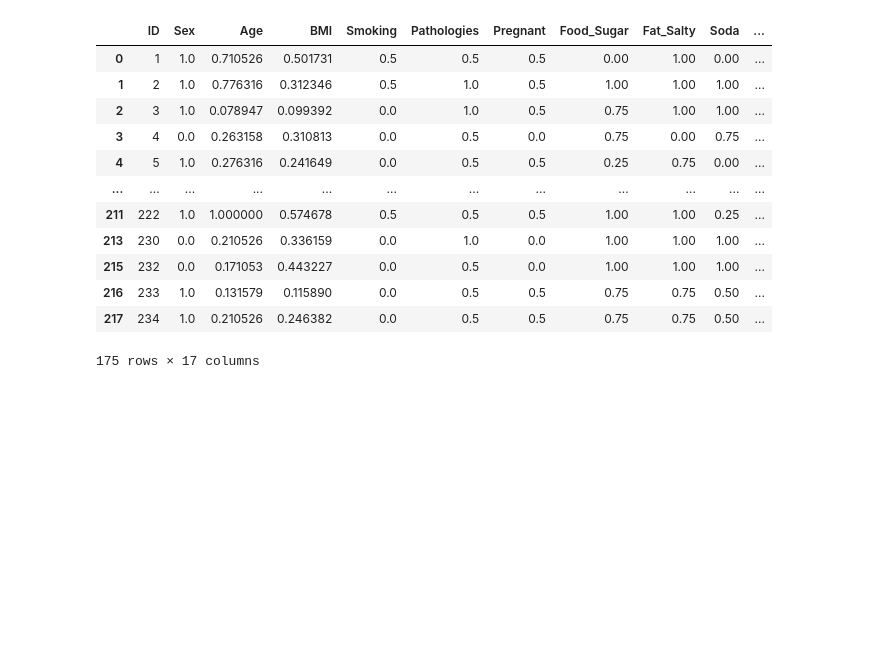
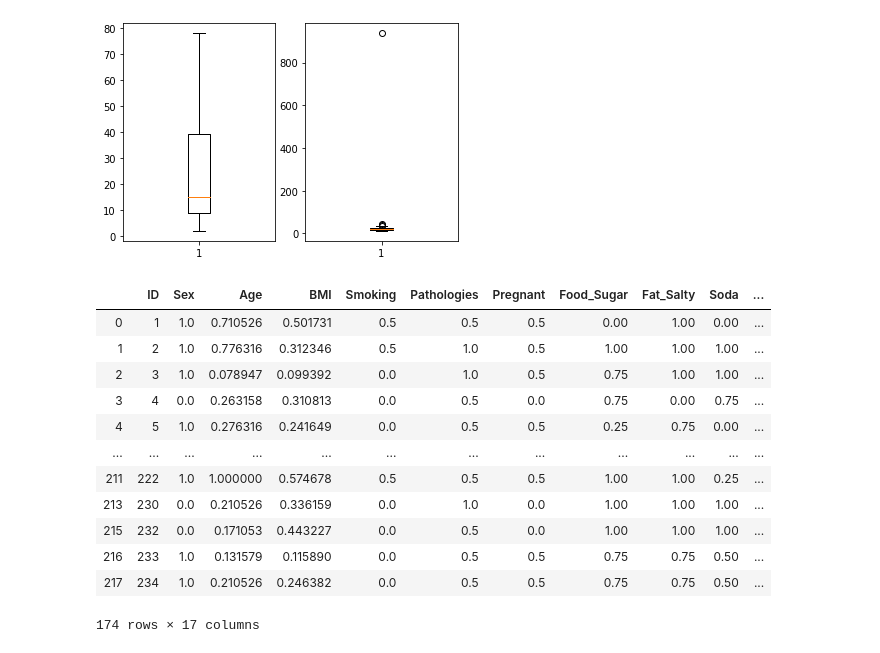
Before and after one commit to abbasumair-au/tooth-disease-prediction-CHU-data, a Jupyter notebook: Periodontitis_diagnise.ipynb, the cells around one changed output. Cells and saved outputs as stored; diff of their text form; code cells hidden in the pictures; blank space fills up the shorter version.

```diff
--- a/Periodontitis_diagnise.ipynb
+++ b/Periodontitis_diagnise.ipynb
@@ -47,23 +88,17 @@ Diagnosis	'Gingivitis''Periodontitis''Healthy'
+# %%
+def detect_outliers():
+    data1 = pd.read_excel("./data1.xlsx")
+    for i in range(1,3):
+        plt.subplot(1,2,i)
+        plt.boxplot(data1.iloc[:,i+1])
+    plt.show()
+detect_outliers()
+# %% [output]
+[figure, added]
 # %%
-import matplotlib.pyplot as plt
-import numpy as np
-import pandas as pd
-import seaborn as sns
-from sklearn.decomposition import PCA
-from sklearn.model_selection import train_test_split
-from sklearn import neighbors
-from sklearn.tree import DecisionTreeClassifier
-from sklearn.svm import SVC
-from sklearn.neural_network import MLPClassifier
-from sklearn.model_selection import LeaveOneOut
-from sklearn import model_selection
-from sklearn.model_selection import KFold
-from sklearn.gaussian_process import GaussianProcessClassifier
-
-
 def data_preprocess():
     # Import dataset to panda data frame
-    data1 = pd.read_excel("/Users/ethanyang/Desktop/2IS/2IS-M12/Computational_Intelligence/data1.xlsx")
+    data1 = pd.read_excel("./data1.xlsx")
     pd.set_option('display.max_columns', 20)
     data1 = data1.dropna(axis=0, subset=['Diagnosis'])
 
@@ -104,10 +139,12 @@ def data_preprocess():
     # print(data1.iloc[0:30,:])
     # data1.info()
 
+    #Deletes rows with outlier data
+    data1=data1.drop([23])
+
     # data normalization
     data1.iloc[:, 1:15] = (data1.iloc[:, 1:15] - data1.iloc[:, 1:15].min()) / (
             data1.iloc[:, 1:15].max() - data1.iloc[:, 1:15].min())
-#     print(data1)
     return data1
 data_preprocess()
 # %% [output]
@@ -123,7 +160,7 @@ data_preprocess()
 | 215 | 232 | 0.0 | 0.171053 | 0.443227 | 0.0 | 0.5 | 0.0 | 1.00 | 1.00 | 1.00 | ... |
 | 216 | 233 | 1.0 | 0.131579 | 0.115890 | 0.0 | 0.5 | 0.5 | 0.75 | 0.75 | 0.50 | ... |
 | 217 | 234 | 1.0 | 0.210526 | 0.246382 | 0.0 | 0.5 | 0.5 | 0.75 | 0.75 | 0.50 | ... |
-175 rows × 17 columns
+174 rows × 17 columns
 # %%
 def cal_correlation():
     # Calculate the correlation
```
Also changed, not shown: parts of 8 cells of this notebook.
